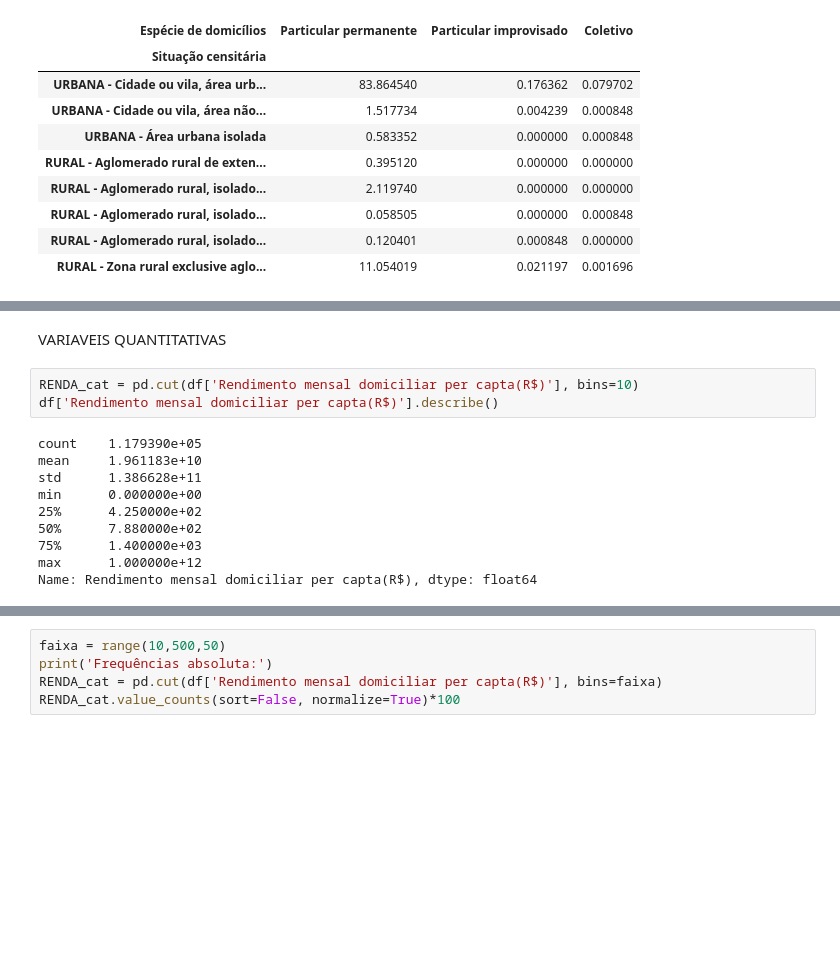
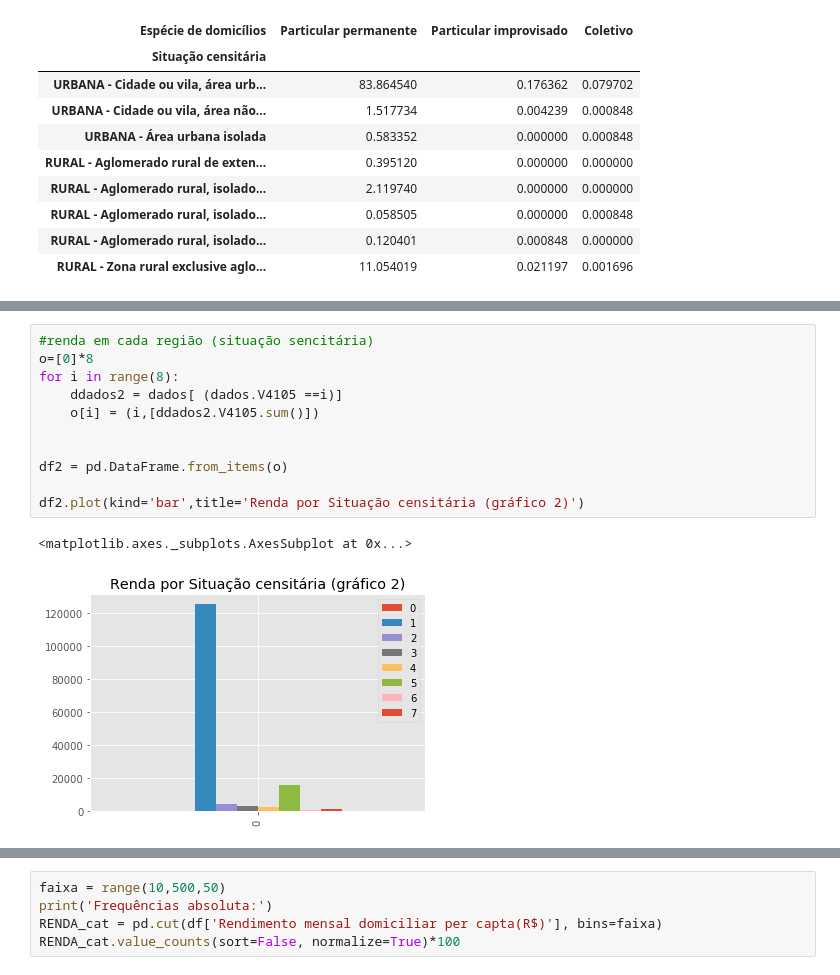
Before and after one commit to carlakim/CD, a Jupyter notebook: Projeto1 Layout.ipynb, the cells around one changed output, grey strips where cells are left out. Cells and saved outputs as stored; diff of their text form; blank space fills up the shorter version.

```diff
--- a/Projeto1 Layout.ipynb
+++ b/Projeto1 Layout.ipynb
@@ -197,15 +115,14 @@ plt.ylabel('Frequência Absoluta')
-# %% [markdown]
-VARIAVEIS QUANTITATIVAS
-# %%
-RENDA_cat = pd.cut(df['Rendimento mensal domiciliar per capta(R$)'], bins=10)
-df['Rendimento mensal domiciliar per capta(R$)'].describe()
-# %% [output]
-count    1.179390e+05
-mean     1.961183e+10
-std      1.386628e+11
-min      0.000000e+00
-25%      4.250000e+02
-50%      7.880000e+02
-75%      1.400000e+03
-max      1.000000e+12
-Name: Rendimento mensal domiciliar per capta(R$), dtype: float64
+# %%
+#renda em cada região (situação sencitária)
+o=[0]*8
+for i in range(8):
+    ddados2 = dados[ (dados.V4105 ==i)]
+    o[i] = (i,[ddados2.V4105.sum()])
+
+
+df2 = pd.DataFrame.from_items(o)
+
+df2.plot(kind='bar',title='Renda por Situação censitária (gráfico 2)')
+# %% [output]
+<matplotlib.axes._subplots.AxesSubplot at 0x...>
+[figure, added]
```
Also changed, not shown: parts of 40 cells of this notebook.
